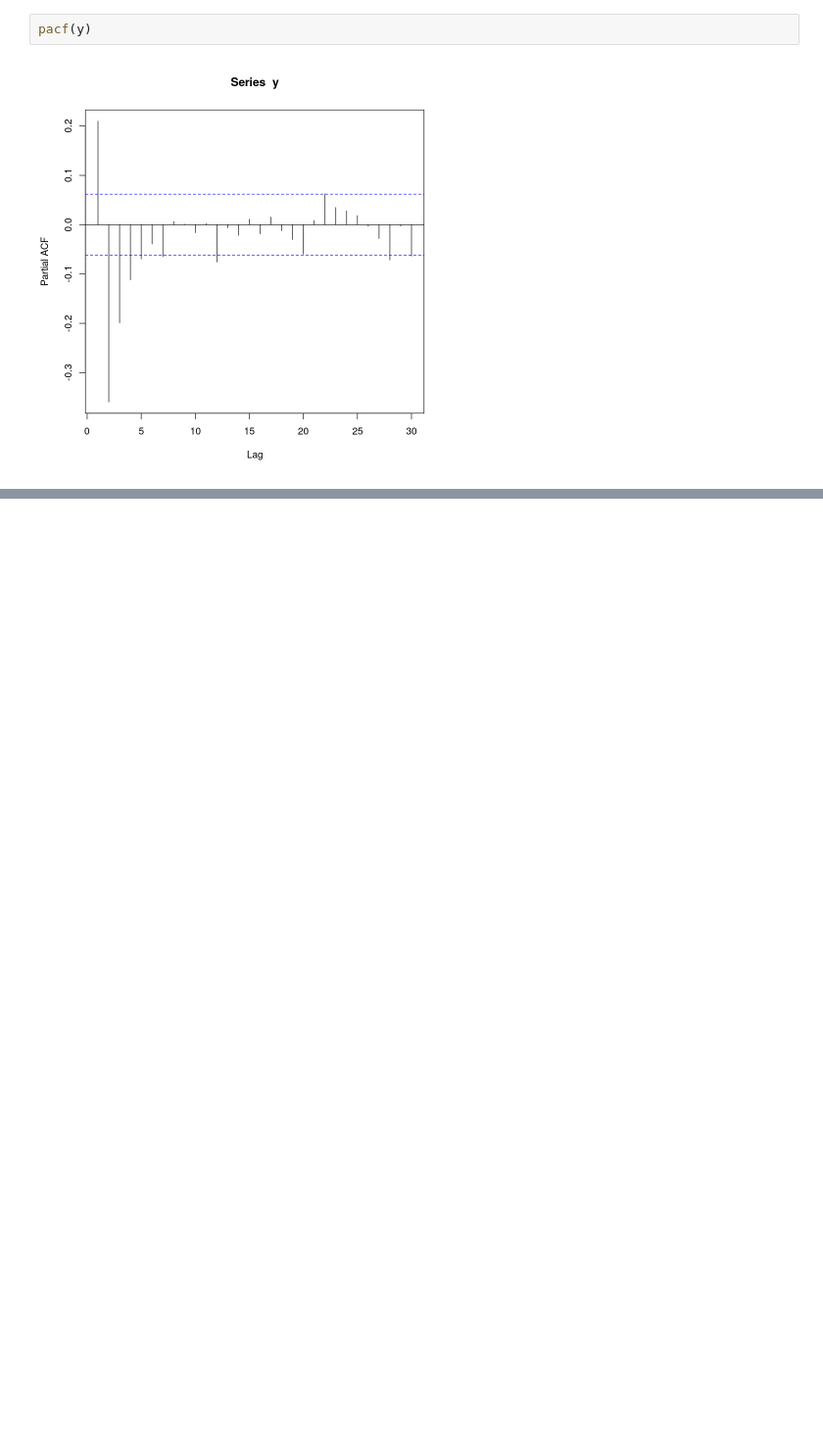
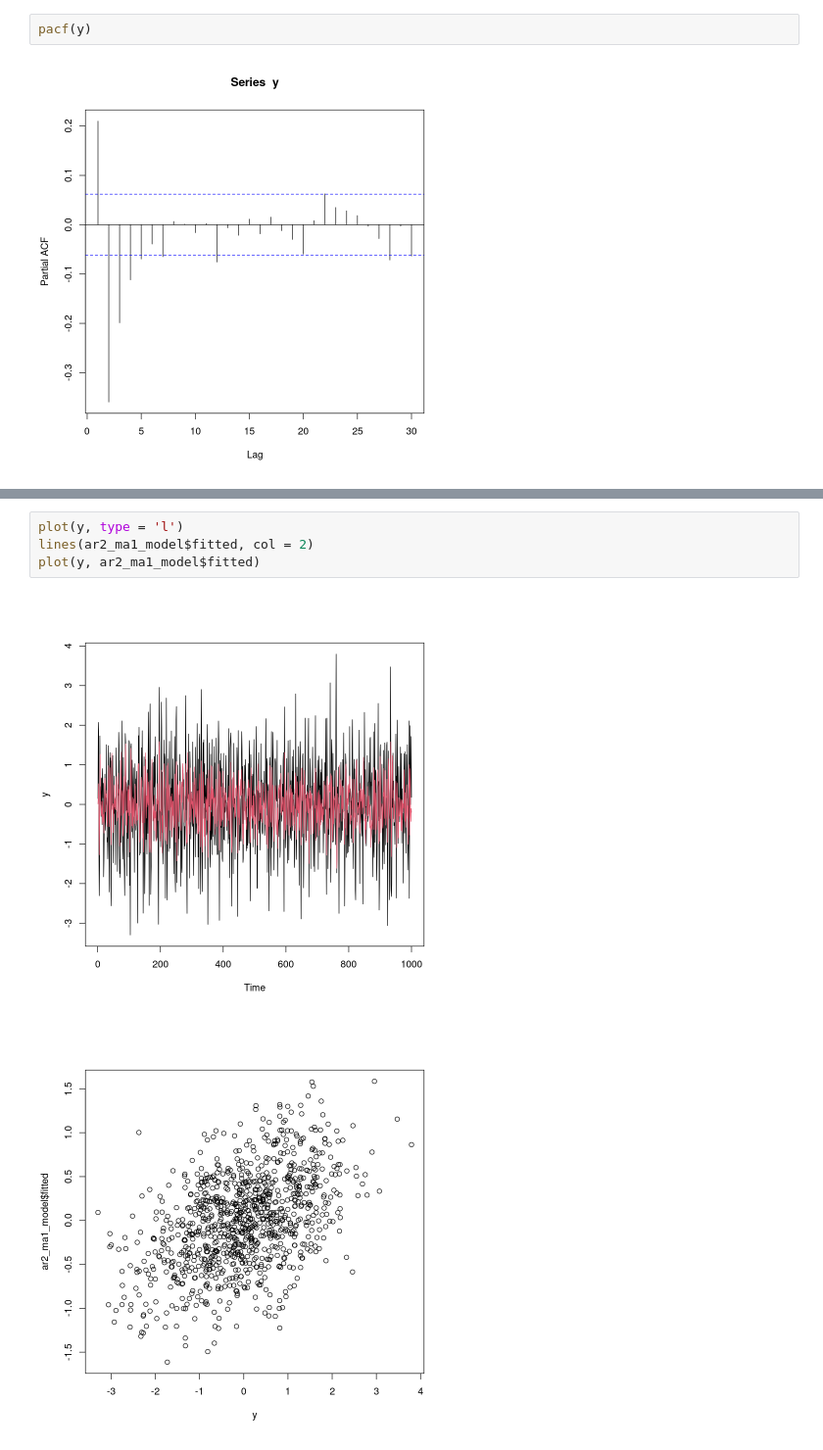
Before and after one commit to cmarsa/ptsa, a Jupyter notebook: chapter_06/statistical_models_ts.ipynb, the cells around one changed output, grey strips where cells are left out. Shown at 98% size. Cells and saved outputs as stored; diff of their text form; blank space fills up the shorter version.

```diff
--- a/chapter_06/statistical_models_ts.ipynb
+++ b/chapter_06/statistical_models_ts.ipynb
@@ -516,0 +547,7 @@ pacf(y)
+# %%
+plot(y, type = 'l')
+lines(ar2_ma1_model$fitted, col = 2)
+plot(y, ar2_ma1_model$fitted)
+# %% [output]
+[figure, added]
+[figure, added]
```
Also changed, not shown: parts of 42 cells of this notebook.
